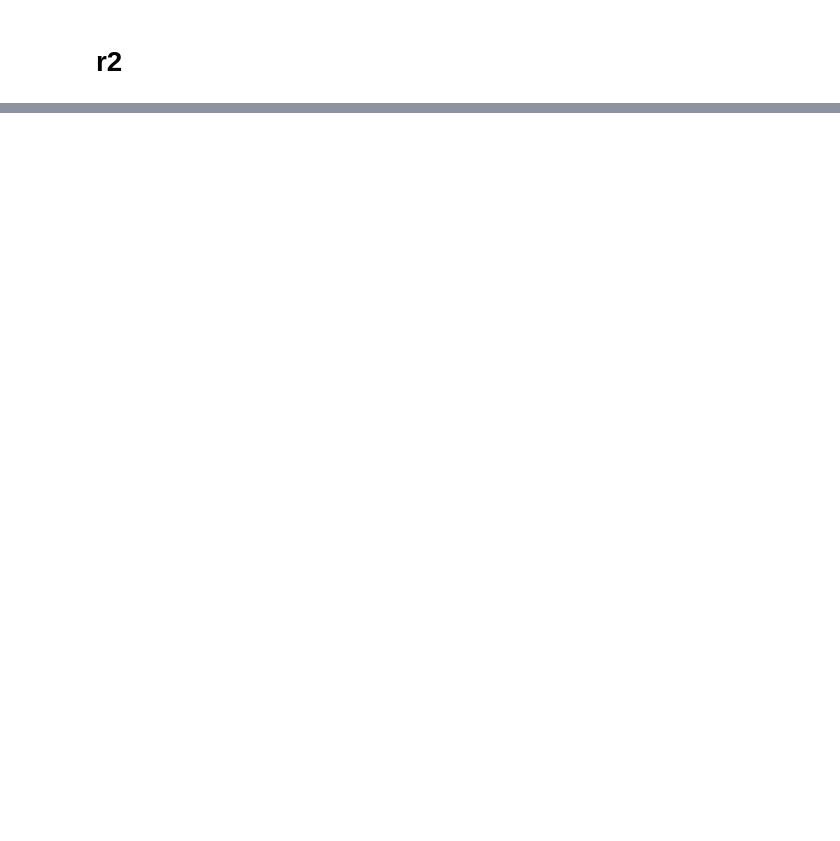
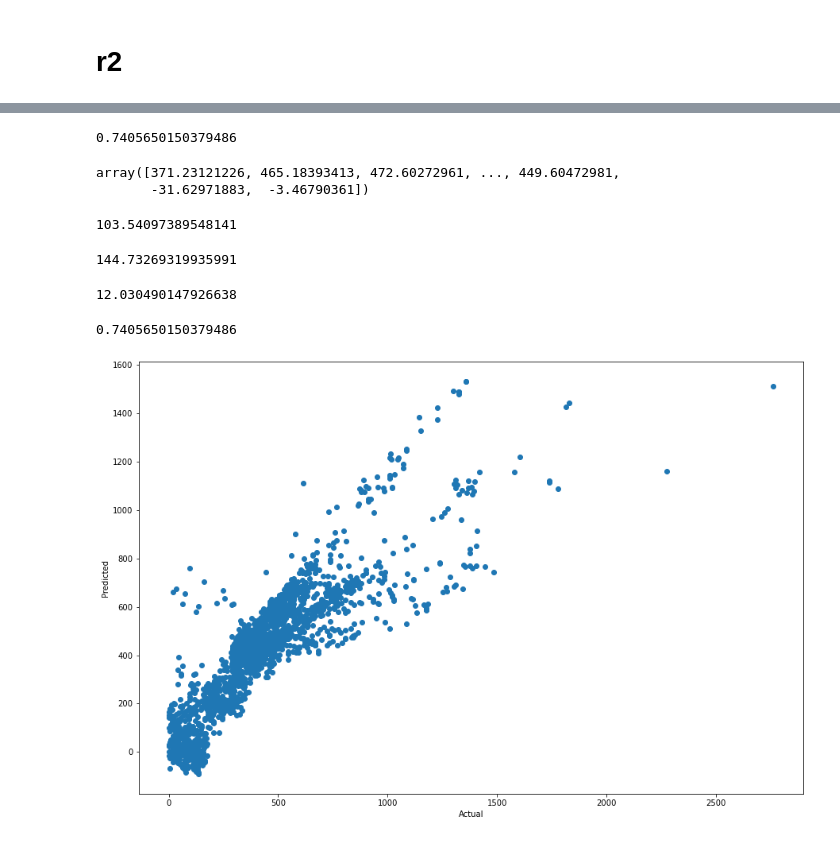
Before and after one commit to romeojab/lab-customer-analysis-round-2, a Jupyter notebook: customer-analysis-round-2.ipynb, the cells around one changed output, grey strips where cells are left out. Drawn from its saved outputs; the diff is of its cells as text; code cells hidden in the pictures; blank space fills up the shorter version.

```diff
--- a/customer-analysis-round-2.ipynb
+++ b/customer-analysis-round-2.ipynb
@@ -1004,0 +1036,3 @@ r2
+# %%
+X = pd.concat([ord_encoded, onehot_encoded, x_standardized], axis=1)
+X.isna().sum()
@@ -1004,0 +1057,6 @@ r2
+# %%
+X_train, X_test, y_train, y_test = train_test_split(X, y, test_size=0.2, random_state=42)
+print(X_train.shape)
+print(X_test.shape)
+print(y_train.shape)
+print(y_test.shape)
@@ -1004,0 +1068,3 @@ r2
+# %%
+lm = linear_model.LinearRegression()
+lm.fit(X_train,y_train)
@@ -1004,0 +1078,5 @@ r2
+# %%
+predictions = lm.predict(X_test)
+r2_score(y_test, predictions)
+# %% [output]
+0.7405650150379486
@@ -1004,0 +1085,36 @@ r2
+# %%
+predictions
+# %% [output]
+array([371.23121226, 465.18393413, 472.60272961, ..., 449.60472981,
+       -31.62971883,  -3.46790361])
+# %%
+mae = mean_absolute_error(y_test, predictions)
+print(mae)
+# %% [output]
+103.54097389548141
+# %%
+mse = np.sqrt(mean_squared_error(y_test,predictions))
+mse
+# %% [output]
+144.73269319935991
+# %%
+rmse = math.sqrt(mse)
+print(rmse)
+# %% [output]
+12.030490147926638
+# %%
+r2 = r2_score(y_test, predictions)
+r2
+# %% [output]
+0.7405650150379486
+# %%
+# taking a closer look at at actuals vs predicted values
+plt.figure(figsize=(15,10))
+plt.scatter(y_test,predictions)
+plt.xlabel('Actual')
+plt.ylabel('Predicted')
+plt.show()
+
+# I can see outliers in the total claim amount which could be impacting the accuracy of the model
+# %% [output]
+[figure, added]
```
Also changed, not shown: parts of 61 cells of this notebook.
